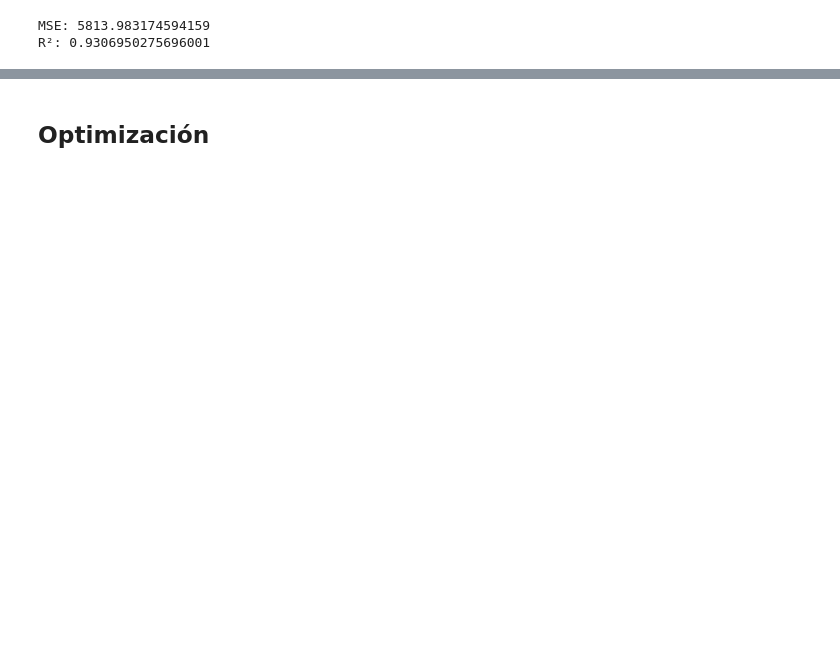
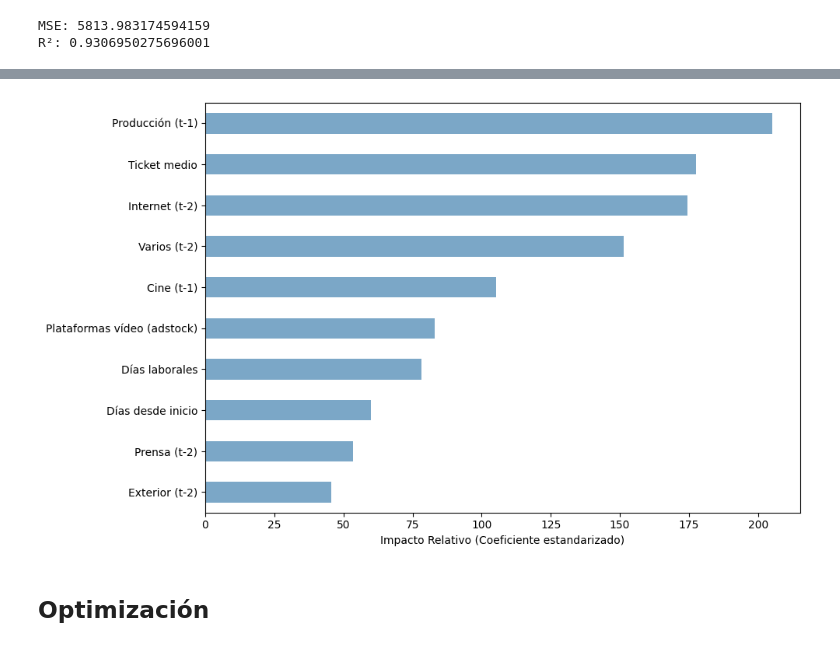
Before and after one commit to alejandromtnz/MMM, a Jupyter notebook: ggerger.ipynb, the cells around one changed output, grey strips where cells are left out. Cells and saved outputs as stored; diff of their text form; code cells hidden in the pictures; blank space fills up the shorter version.

```diff
--- a/ggerger.ipynb
+++ b/ggerger.ipynb
@@ -285,2 +309,43 @@ R²: 0.9306950275696001
+# %%
+from sklearn.preprocessing import StandardScaler
+from sklearn.linear_model import LinearRegression
+
+# Escalar las X
+scaler = StandardScaler()
+X_scaled = scaler.fit_transform(X)
+
+# Entrenar modelo con X escaladas
+modelo = LinearRegression()
+modelo.fit(X_scaled, y)
+
+# Coeficientes con nombres bonitos
+coefes = pd.Series(modelo.coef_, index=X.columns).sort_values(ascending=False)
+
+# Diccionario de nombres amigables
+nombres_bonitos = {
+    'MMM05_INV_PRODUCCION_lag1': 'Producción (t-1)',
+    'MMM03_OFFLINE_Ticket_medio': 'Ticket medio',
+    'MMM05_INV_INTERNET_lag2': 'Internet (t-2)',
+    'MMM05_INV_VARIOS_lag2': 'Varios (t-2)',
+    'MMM05_INV_CINE_lag1': 'Cine (t-1)',
+    'Inversion_Plataformas_adstock': 'Plataformas vídeo (adstock)',
+    'MMM04_TIME_working_days': 'Días laborales',
+    'days_since_start': 'Días desde inicio',
+    'MMM05_INV_PRENSA_lag2': 'Prensa (t-2)',
+    'MMM05_INV_EXTERIOR_lag2': 'Exterior (t-2)',
+}
+
+# Seleccionar y renombrar los top 10
+top10 = coefes.head(10).rename(index=nombres_bonitos)
+
+# Graficar
+plt.figure(figsize=(10, 6))
+top10.plot(kind='barh', color='#7BA7C7')  # Azul claro
+plt.xlabel('Impacto Relativo (Coeficiente estandarizado)')
+plt.gca().invert_yaxis()
+plt.tight_layout()
+plt.show()
+# %% [output]
+[figure, added]
 # %% [markdown]
 ## Optimización
```
Also changed, not shown: parts of 20 cells of this notebook.
